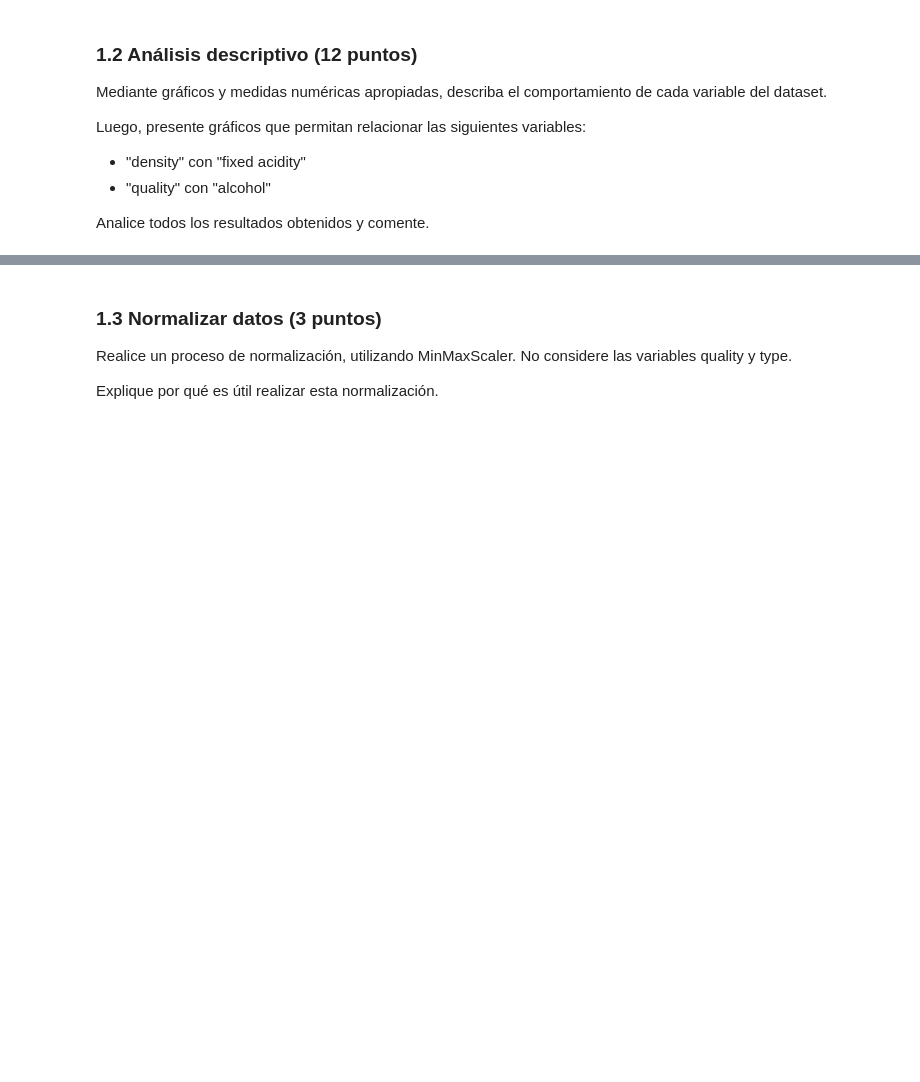
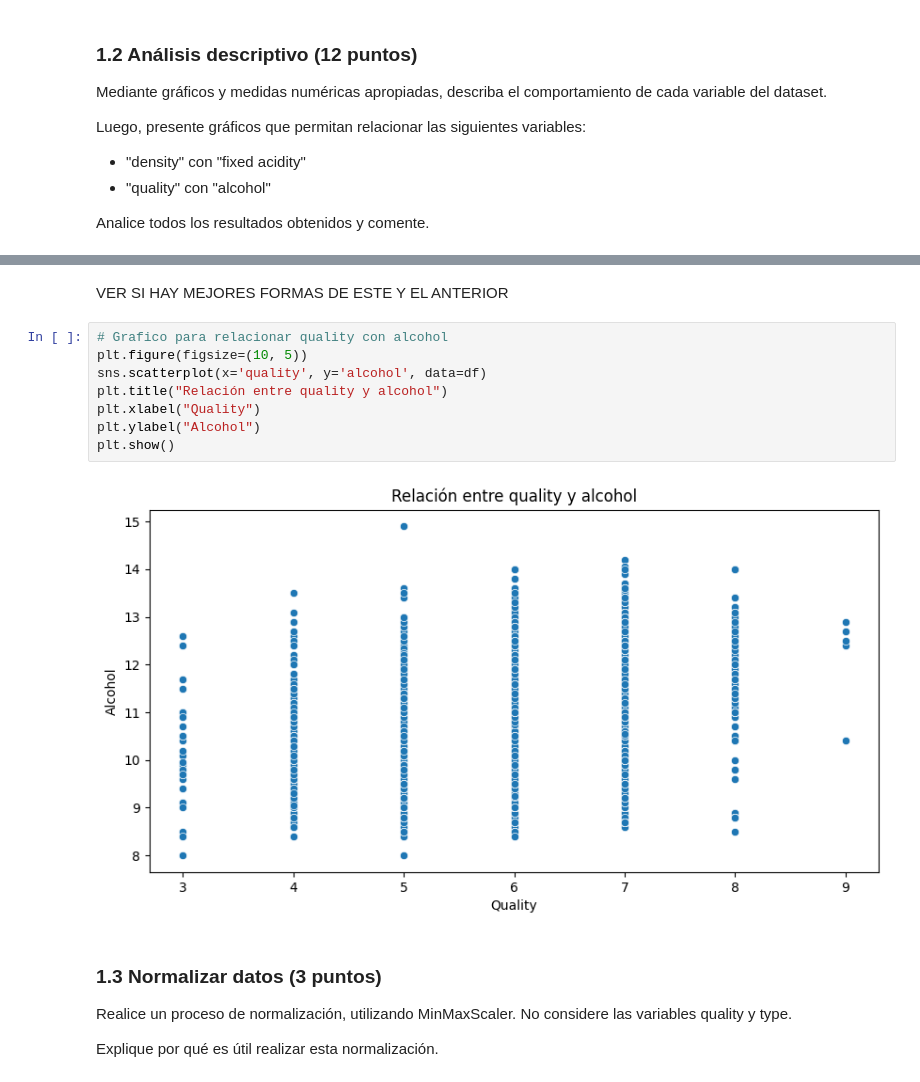
Before and after one commit to VicenteLavagnino/IIC2433, a Jupyter notebook: Tareas/T1/T1-VicenteLavagnino.ipynb, the cells around one changed output, grey strips where cells are left out. Drawn from its saved outputs; the diff is of its cells as text; blank space fills up the shorter version.

```diff
--- a/Tareas/T1/T1-VicenteLavagnino.ipynb
+++ b/Tareas/T1/T1-VicenteLavagnino.ipynb
@@ -138,3 +192,15 @@ RESPUESTA:
+# %% [markdown]
+VER SI HAY MEJORES FORMAS DE ESTE Y EL ANTERIOR
+# %%
+# Grafico para relacionar quality con alcohol
+plt.figure(figsize=(10, 5))
+sns.scatterplot(x='quality', y='alcohol', data=df)
+plt.title("Relación entre quality y alcohol")
+plt.xlabel("Quality")
+plt.ylabel("Alcohol")
+plt.show()
+# %% [output]
+[figure, added]
 # %% [markdown]
 ### 1.3 Normalizar datos (3 puntos)
 
```
Also changed, not shown: parts of 10 cells of this notebook, 2 other files.
